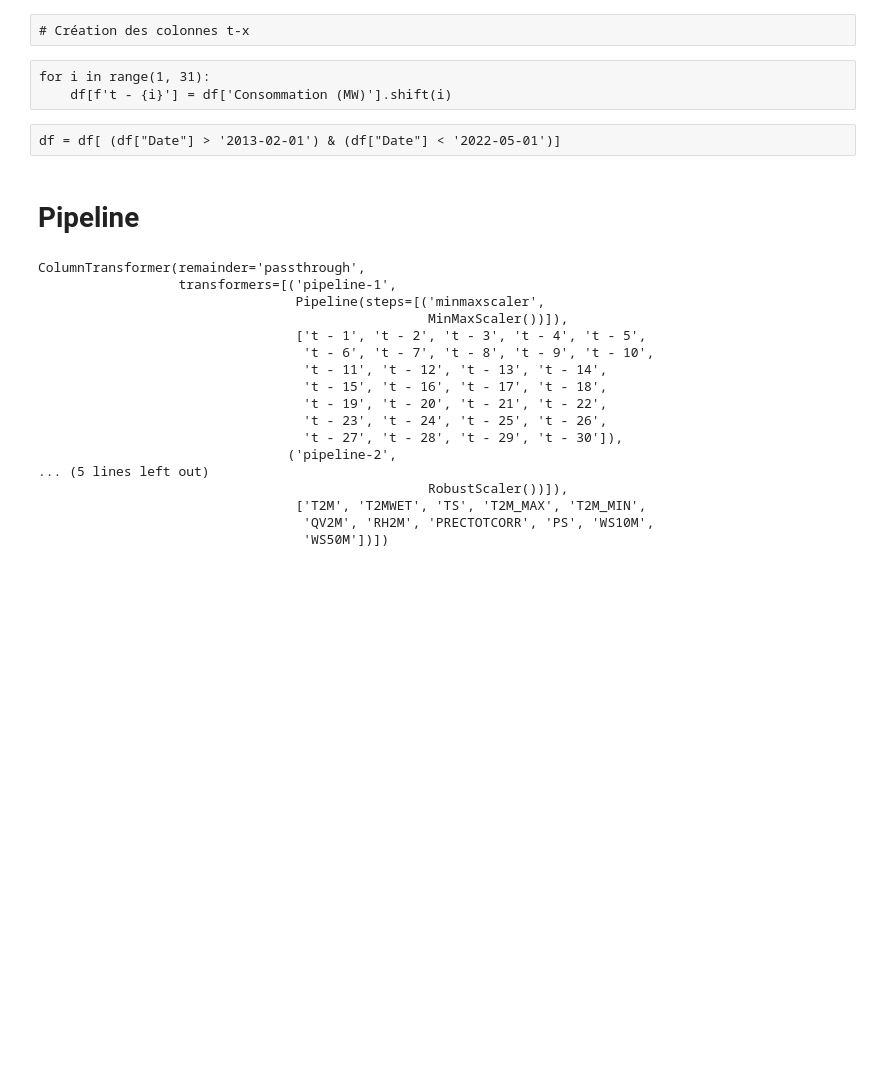
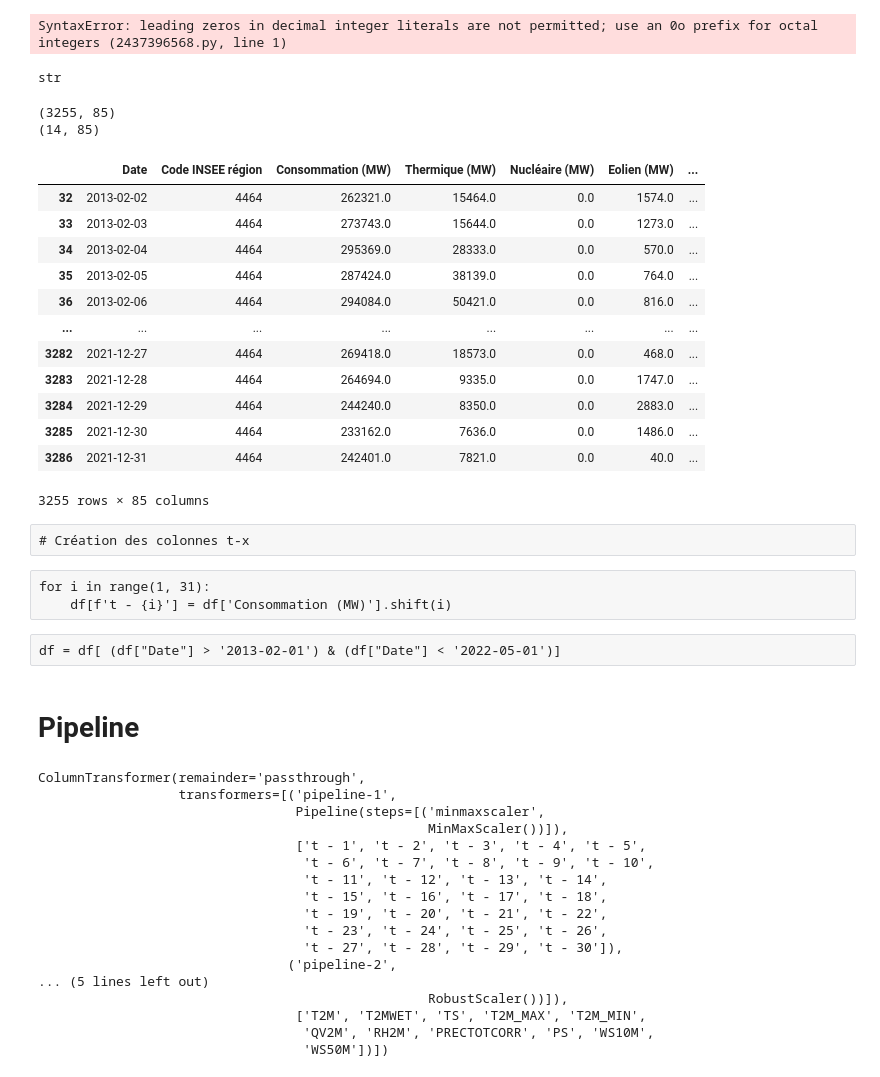
Before and after one commit to thomasbordier/forecast_energy_consumption, a Jupyter notebook: notebooks/ML_x_less.ipynb, the cells around one changed output. Saved outputs shown, nothing was run; the diff lists cells and outputs as text; code cells hidden in the pictures; blank space fills up the shorter version.

```diff
--- a/notebooks/ML_x_less.ipynb
+++ b/notebooks/ML_x_less.ipynb
@@ -51,3 +36,42 @@ df
+# %%
+Date_debut_test = '2022-01-01'    # <= Inférieur ou Egal
+Nombre_jours_test = 14
+
+Date_debut_test_time_ = pd.to_datetime(Date_debut_test)
+Date_fin_test_time_ =  Date_debut_test_time_ + timedelta(Nombre_jours_test)
+Date_fin_test = str(Date_fin_test_time_)[0:10]
+Date_fin_test
+# %% [output]
+SyntaxError: leading zeros in decimal integer literals are not permitted; use an 0o prefix for octal integers (2437396568.py, line 1)
+# %%
+type(Date_debut_test)
+# %% [output]
+str
+# %%
+df_train = df[ (df["Date"] < Date_debut_test)]
+df_test = df[ (df["Date"] >= Date_debut_test) & (df["Date"] < Date_fin_test)]
+# %%
+print(df_train.shape)
+print(df_test.shape)
+# %% [output]
+(3255, 85)
+(14, 85)
+# %%
+df_train
+# %% [output]
+|  | Date | Code INSEE région | Consommation (MW) | Thermique (MW) | Nucléaire (MW) | Eolien (MW) | ... |
+| 32 | 2013-02-02 | 4464 | 262321.0 | 15464.0 | 0.0 | 1574.0 | ... |
+| 33 | 2013-02-03 | 4464 | 273743.0 | 15644.0 | 0.0 | 1273.0 | ... |
+| 34 | 2013-02-04 | 4464 | 295369.0 | 28333.0 | 0.0 | 570.0 | ... |
+| 35 | 2013-02-05 | 4464 | 287424.0 | 38139.0 | 0.0 | 764.0 | ... |
+| 36 | 2013-02-06 | 4464 | 294084.0 | 50421.0 | 0.0 | 816.0 | ... |
+| ... | ... | ... | ... | ... | ... | ... | ... |
+| 3282 | 2021-12-27 | 4464 | 269418.0 | 18573.0 | 0.0 | 468.0 | ... |
+| 3283 | 2021-12-28 | 4464 | 264694.0 | 9335.0 | 0.0 | 1747.0 | ... |
+| 3284 | 2021-12-29 | 4464 | 244240.0 | 8350.0 | 0.0 | 2883.0 | ... |
+| 3285 | 2021-12-30 | 4464 | 233162.0 | 7636.0 | 0.0 | 1486.0 | ... |
+| 3286 | 2021-12-31 | 4464 | 242401.0 | 7821.0 | 0.0 | 40.0 | ... |
+3255 rows × 85 columns
 # %% [raw]
 # Création des colonnes t-x
 # %% [raw]
```
Also changed, not shown: parts of 8 cells of this notebook, 7 other files.
